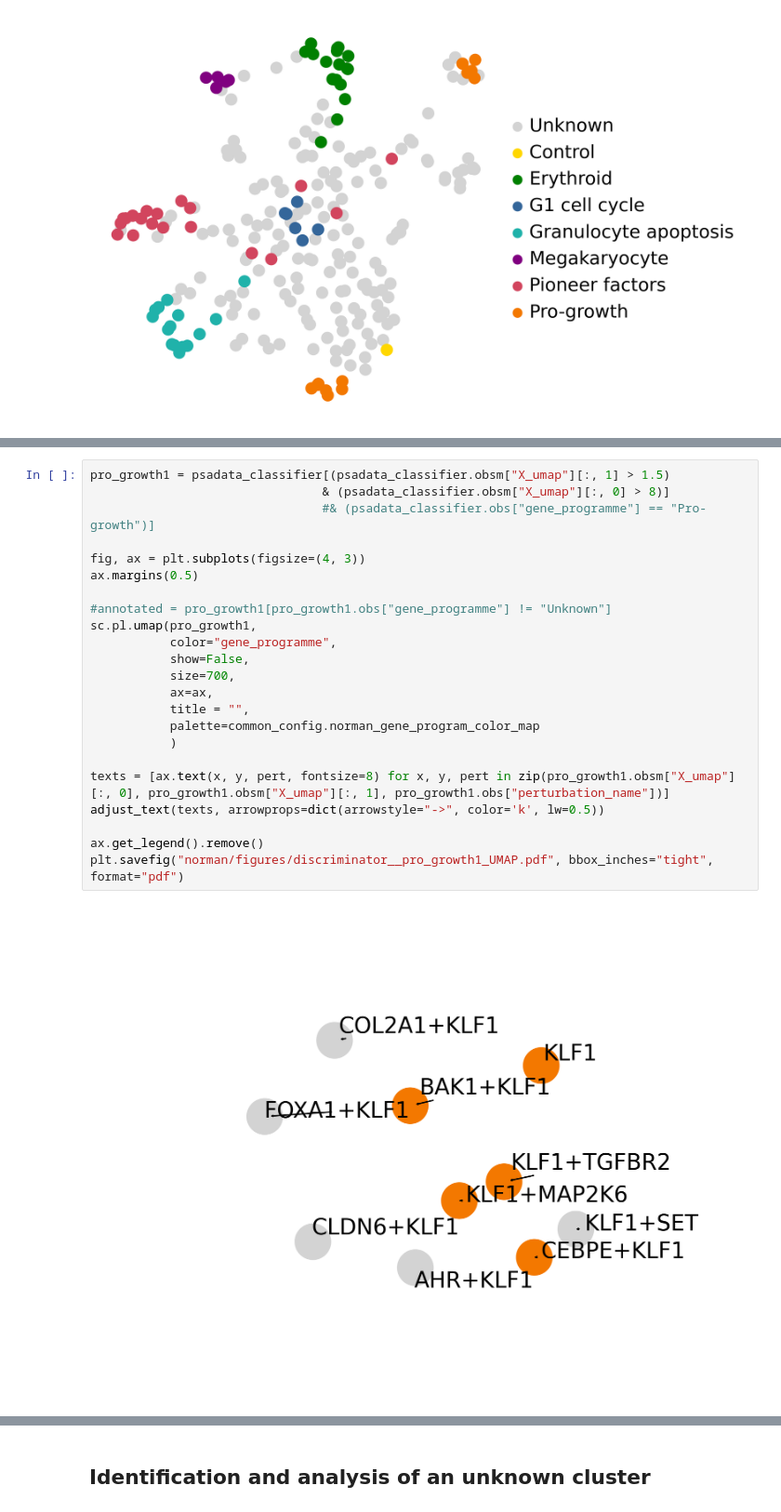
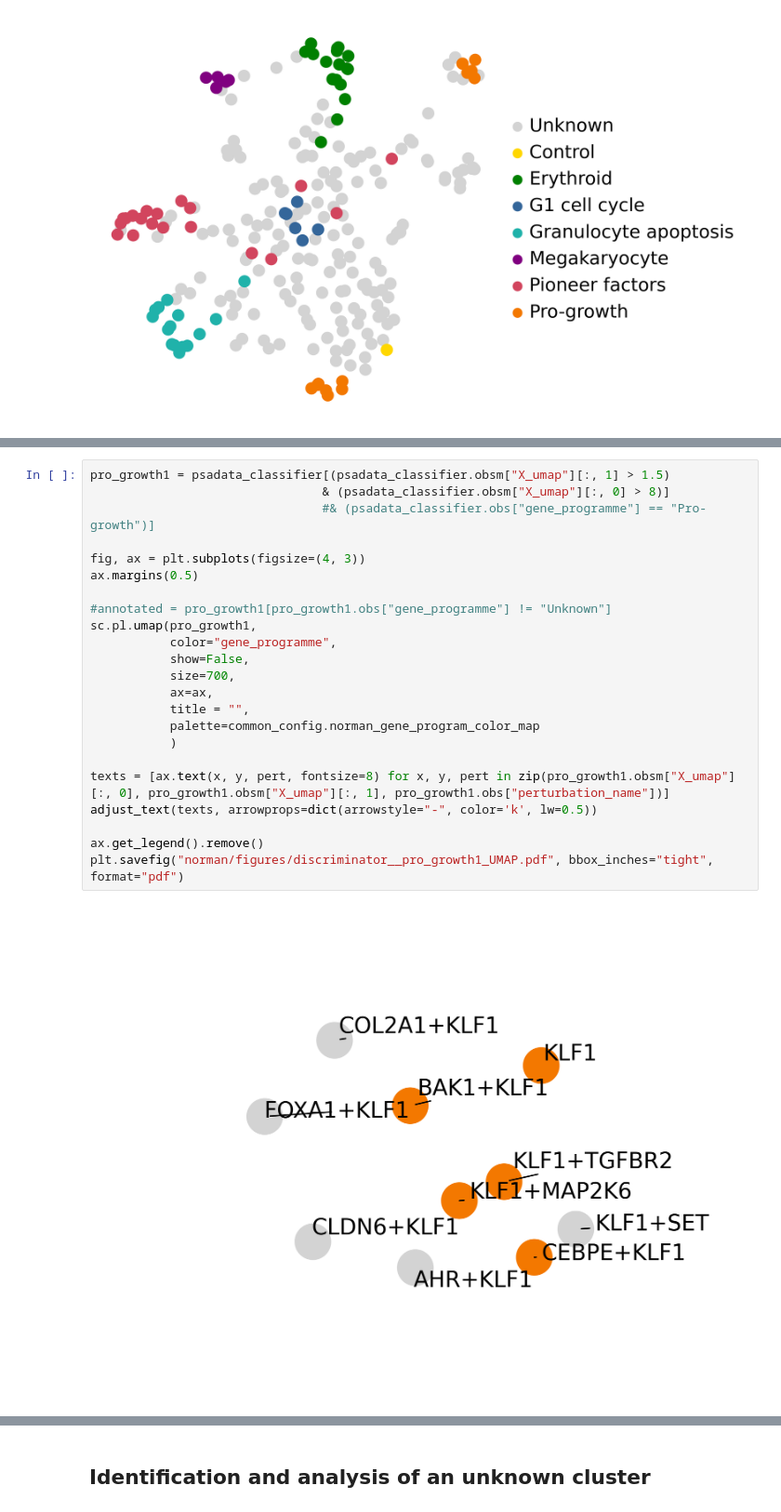
Before and after one commit to theislab/pertpy-reproducibility, a Jupyter notebook: norman/03_perturbation_space_analysis.ipynb, the cells around one changed output, grey strips where cells are left out. Shown at 93% size. Cells and saved outputs as stored; diff of their text form.

```diff
--- a/norman/03_perturbation_space_analysis.ipynb
+++ b/norman/03_perturbation_space_analysis.ipynb
@@ -218,28 +218,28 @@ plt.savefig("norman/figures/discriminator_cell_cycle_UMAP.pdf", bbox_inches="tig
 # %%
 pro_growth1 = psadata_classifier[(psadata_classifier.obsm["X_umap"][:, 1] > 1.5)
                                 & (psadata_classifier.obsm["X_umap"][:, 0] > 8)]
                                 #& (psadata_classifier.obs["gene_programme"] == "Pro-growth")]
 
 fig, ax = plt.subplots(figsize=(4, 3))
 ax.margins(0.5)
 
 #annotated = pro_growth1[pro_growth1.obs["gene_programme"] != "Unknown"]
 sc.pl.umap(pro_growth1,
            color="gene_programme",
            show=False,
            size=700,
            ax=ax,
            title = "",
            palette=common_config.norman_gene_program_color_map
            )
 
 texts = [ax.text(x, y, pert, fontsize=8) for x, y, pert in zip(pro_growth1.obsm["X_umap"][:, 0], pro_growth1.obsm["X_umap"][:, 1], pro_growth1.obs["perturbation_name"])]
-adjust_text(texts, arrowprops=dict(arrowstyle="->", color='k', lw=0.5))
+adjust_text(texts, arrowprops=dict(arrowstyle="-", color='k', lw=0.5))
 
 ax.get_legend().remove()
 plt.savefig("norman/figures/discriminator__pro_growth1_UMAP.pdf", bbox_inches="tight", format="pdf")
 # %% [output]
-[figure, old version]
+[figure, new version]
 # %%
 pro_growth2 = psadata_classifier[(psadata_classifier.obsm["X_umap"][:, 1] < -6)
                                 & (psadata_classifier.obsm["X_umap"][:, 0] > 1)]
```
Also changed, not shown: parts of 5 cells of this notebook.
